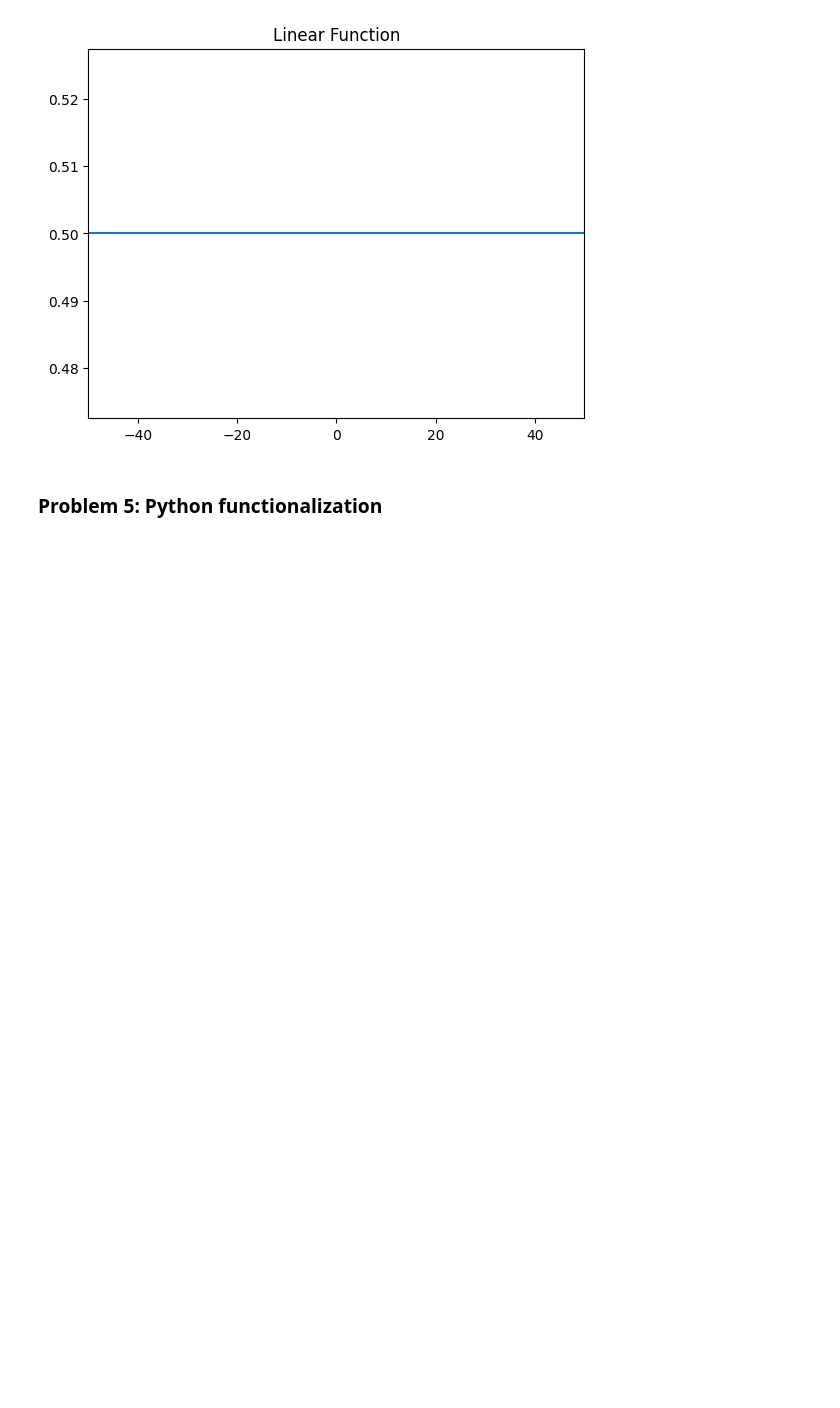
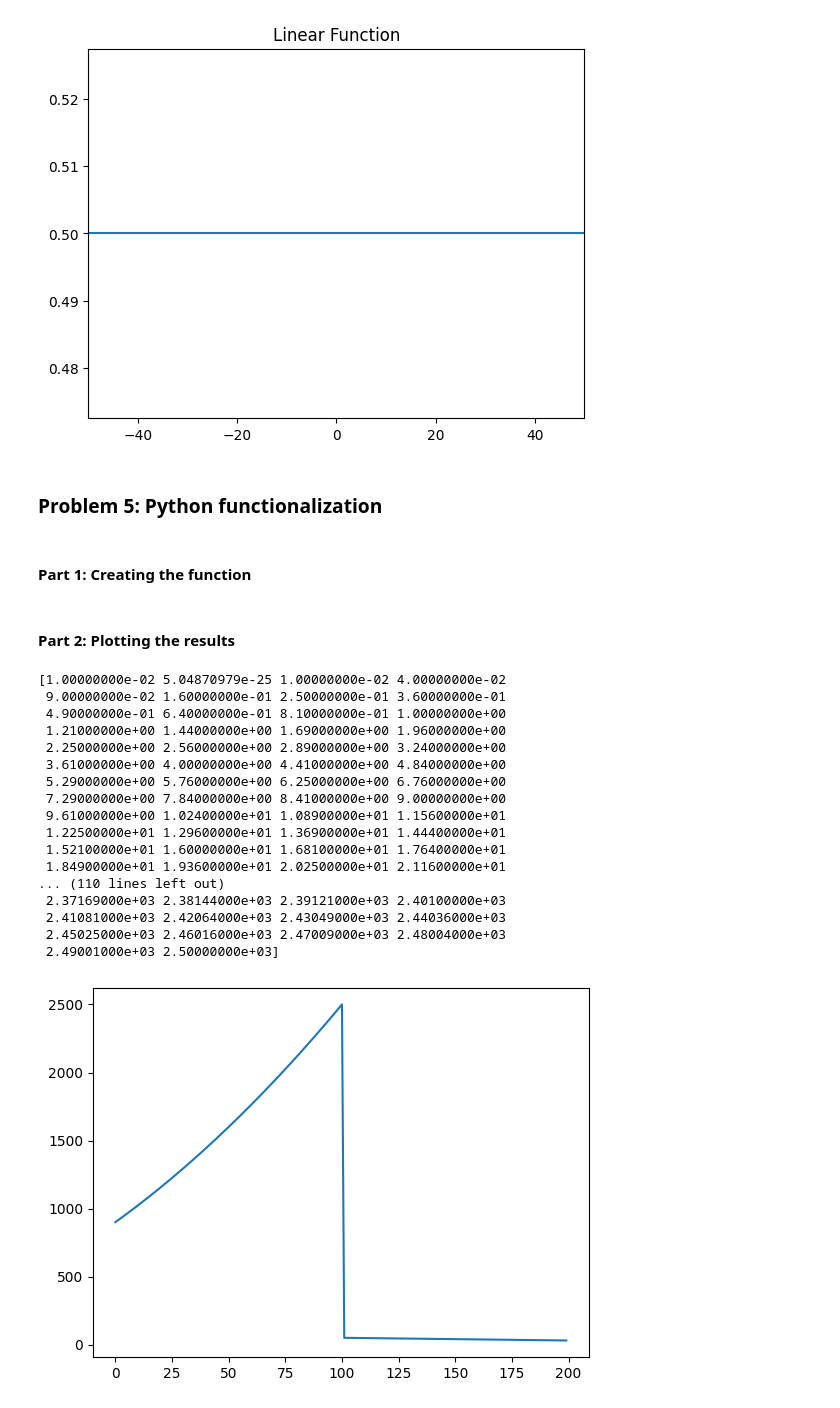
Before and after one commit to David-Jr/divic-ml-course-assignments, a Jupyter notebook: 2d-array-and-gradient-problem/2d-array-and-gradient-problem.ipynb, the cells around one changed output. Cells and saved outputs as stored; diff of their text form; code cells hidden in the pictures; blank space fills up the shorter version.

```diff
--- a/2d-array-and-gradient-problem/2d-array-and-gradient-problem.ipynb
+++ b/2d-array-and-gradient-problem/2d-array-and-gradient-problem.ipynb
@@ -39,4 +39,6 @@ plt.show()
 [figure]
 # %% [markdown]
 ###  Problem 5: Python functionalization
+# %% [markdown]
+####  Part 1: Creating the function
 # %%
@@ -67,0 +77,59 @@ array_xy, gradient = compute_gradient(function1)
+# %% [markdown]
+####  Part 2: Plotting the results
+# %%
+array_xy1, gradient1 = compute_gradient(function1)
+array_xy2, gradient2 = compute_gradient(function2)
+array_xy3, gradient3 = compute_gradient(function3, _x_range=(0, 50.1, 0.1))
+
+# print(array_xy1.reshape(2002, )[1500:])
+# plt.plot(np.flip(array_xy1.transpose(1, 0)[1])[400:600])
+# plt.show()
+# print(np.flip(array_xy1.transpose(1, 0)[1]))
+# print(function1(np.arange(-50, 50, 0.1)))
+
+# plt.subplot(1, 2, 1)
+# plt.plot(np.flip(array_xy1.transpose(1, 0)[1]))
+# plt.plot(function1(np.arange(-50, 50, 0.1)))
+# plt.show()
+
+# plt.subplot(1, 2, 2)
+# plt.plot(function1(np.arange(-50, 50, 0.1)))
+# plt.show()
+# plt.title("Gradient of The Functions")
+
+# plt.plot(gradient1, gradient2, gradient3)
+# plt.plot(function1(np.arange(-50, 50.1, 0.1)))
+# plt.plot(gradient2)
+# plt.plot(function2(np.arange(0, 50.1, 0.1)))
+
+# plt.subplot(1, 2, 1)
+# plt.plot(function3(np.arange(0, 50.1, 0.1)))
+# plt.show()
+#
+# plt.subplot(1, 2, 2)
+# plt.plot(gradient3)
+# plt.show()
+
+
+
+# plt.legend(["Function 1", "Function 2"])
+# plt.legend(["Function 1", "Function 2", "Function 3"])
+# %% [output]
+[1.00000000e-02 5.04870979e-25 1.00000000e-02 4.00000000e-02
+ 9.00000000e-02 1.60000000e-01 2.50000000e-01 3.60000000e-01
+ 4.90000000e-01 6.40000000e-01 8.10000000e-01 1.00000000e+00
+ 1.21000000e+00 1.44000000e+00 1.69000000e+00 1.96000000e+00
+ 2.25000000e+00 2.56000000e+00 2.89000000e+00 3.24000000e+00
+ 3.61000000e+00 4.00000000e+00 4.41000000e+00 4.84000000e+00
+ 5.29000000e+00 5.76000000e+00 6.25000000e+00 6.76000000e+00
+ 7.29000000e+00 7.84000000e+00 8.41000000e+00 9.00000000e+00
+ 9.61000000e+00 1.02400000e+01 1.08900000e+01 1.15600000e+01
+ 1.22500000e+01 1.29600000e+01 1.36900000e+01 1.44400000e+01
+ 1.52100000e+01 1.60000000e+01 1.68100000e+01 1.76400000e+01
+ 1.84900000e+01 1.93600000e+01 2.02500000e+01 2.11600000e+01
+... (110 lines left out)
+ 2.37169000e+03 2.38144000e+03 2.39121000e+03 2.40100000e+03
+ 2.41081000e+03 2.42064000e+03 2.43049000e+03 2.44036000e+03
+ 2.45025000e+03 2.46016000e+03 2.47009000e+03 2.48004000e+03
+ 2.49001000e+03 2.50000000e+03]
+[figure, added]
```
Also changed, not shown: parts of 1 cell of this notebook.
